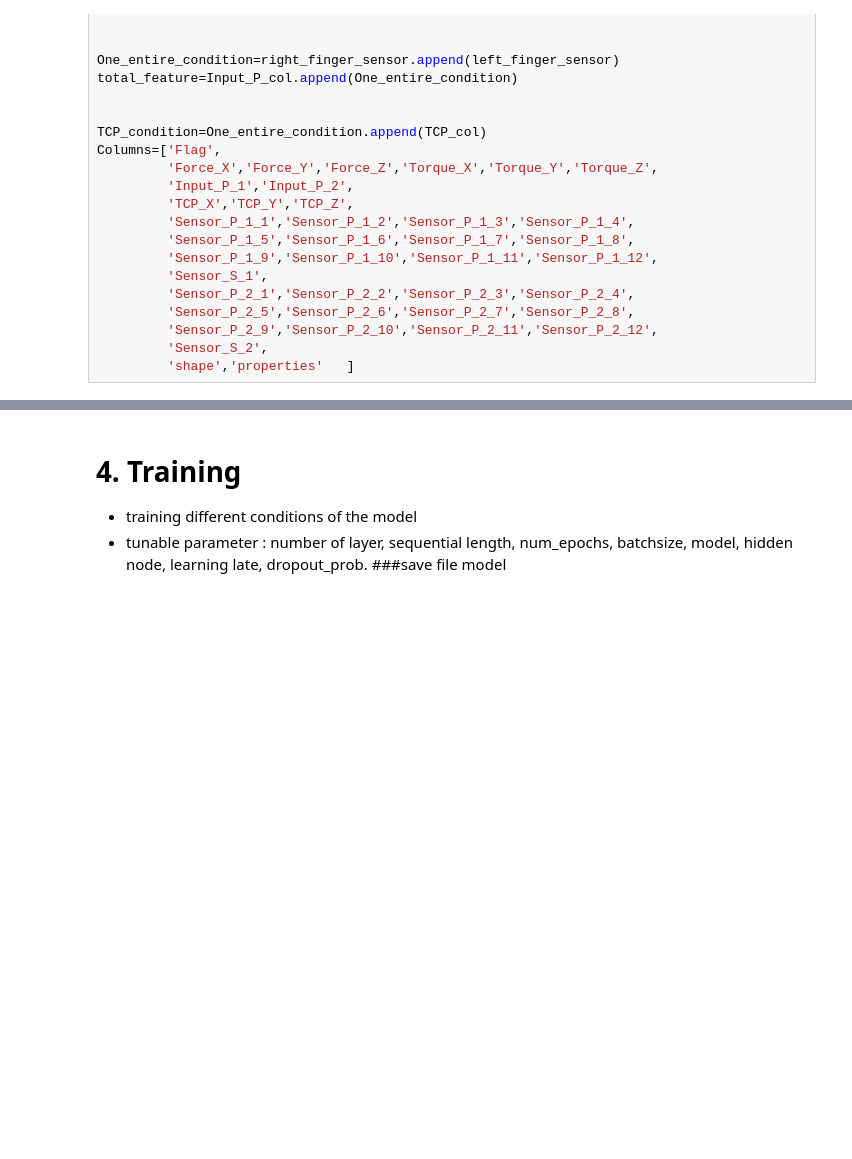
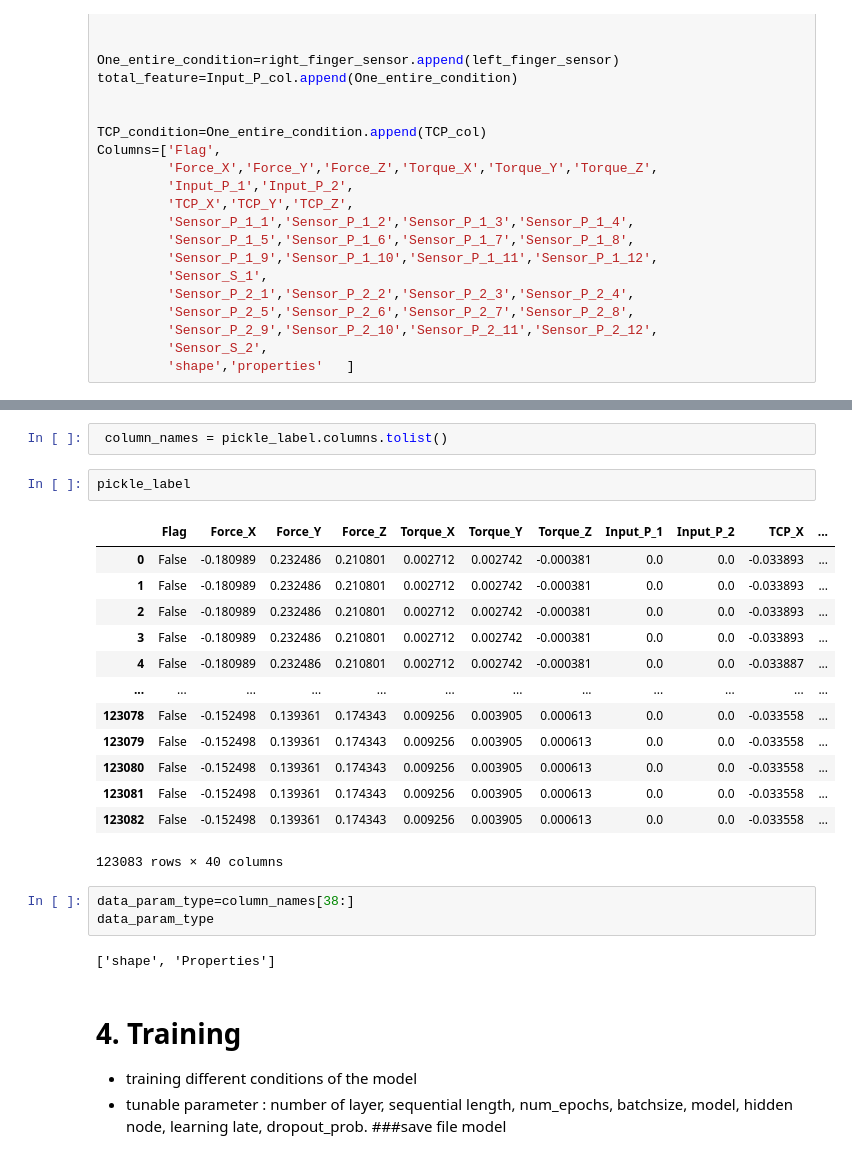
Before and after one commit to hunissweet/Soft_finger_training, a Jupyter notebook: 2.Learning.ipynb, the cells around one changed output, grey strips where cells are left out. Saved outputs shown, nothing was run; the diff lists cells and outputs as text; blank space fills up the shorter version.

```diff
--- a/2.Learning.ipynb
+++ b/2.Learning.ipynb
@@ -514,3 +768,26 @@ total_no= pd.concat([cir1,cv1,sqr1,cir2,cv2,sqr2,cir3,sqr3,cv3,cir4,cv4,sqr4],ig
+# %%
+ column_names = pickle_label.columns.tolist()
+# %%
+pickle_label
+# %% [output]
+|  | Flag | Force_X | Force_Y | Force_Z | Torque_X | Torque_Y | Torque_Z | Input_P_1 | Input_P_2 | TCP_X | ... |
+| 0 | False | -0.180989 | 0.232486 | 0.210801 | 0.002712 | 0.002742 | -0.000381 | 0.0 | 0.0 | -0.033893 | ... |
+| 1 | False | -0.180989 | 0.232486 | 0.210801 | 0.002712 | 0.002742 | -0.000381 | 0.0 | 0.0 | -0.033893 | ... |
+| 2 | False | -0.180989 | 0.232486 | 0.210801 | 0.002712 | 0.002742 | -0.000381 | 0.0 | 0.0 | -0.033893 | ... |
+| 3 | False | -0.180989 | 0.232486 | 0.210801 | 0.002712 | 0.002742 | -0.000381 | 0.0 | 0.0 | -0.033893 | ... |
+| 4 | False | -0.180989 | 0.232486 | 0.210801 | 0.002712 | 0.002742 | -0.000381 | 0.0 | 0.0 | -0.033887 | ... |
+| ... | ... | ... | ... | ... | ... | ... | ... | ... | ... | ... | ... |
+| 123078 | False | -0.152498 | 0.139361 | 0.174343 | 0.009256 | 0.003905 | 0.000613 | 0.0 | 0.0 | -0.033558 | ... |
+| 123079 | False | -0.152498 | 0.139361 | 0.174343 | 0.009256 | 0.003905 | 0.000613 | 0.0 | 0.0 | -0.033558 | ... |
+| 123080 | False | -0.152498 | 0.139361 | 0.174343 | 0.009256 | 0.003905 | 0.000613 | 0.0 | 0.0 | -0.033558 | ... |
+| 123081 | False | -0.152498 | 0.139361 | 0.174343 | 0.009256 | 0.003905 | 0.000613 | 0.0 | 0.0 | -0.033558 | ... |
+| 123082 | False | -0.152498 | 0.139361 | 0.174343 | 0.009256 | 0.003905 | 0.000613 | 0.0 | 0.0 | -0.033558 | ... |
+123083 rows × 40 columns
+# %%
+data_param_type=column_names[38:]
+data_param_type
+# %% [output]
+['shape', 'Properties']
 # %% [markdown]
 # 4. Training
 - training different conditions of the model
```
Also changed, not shown: parts of 26 cells of this notebook, 3 other files.
